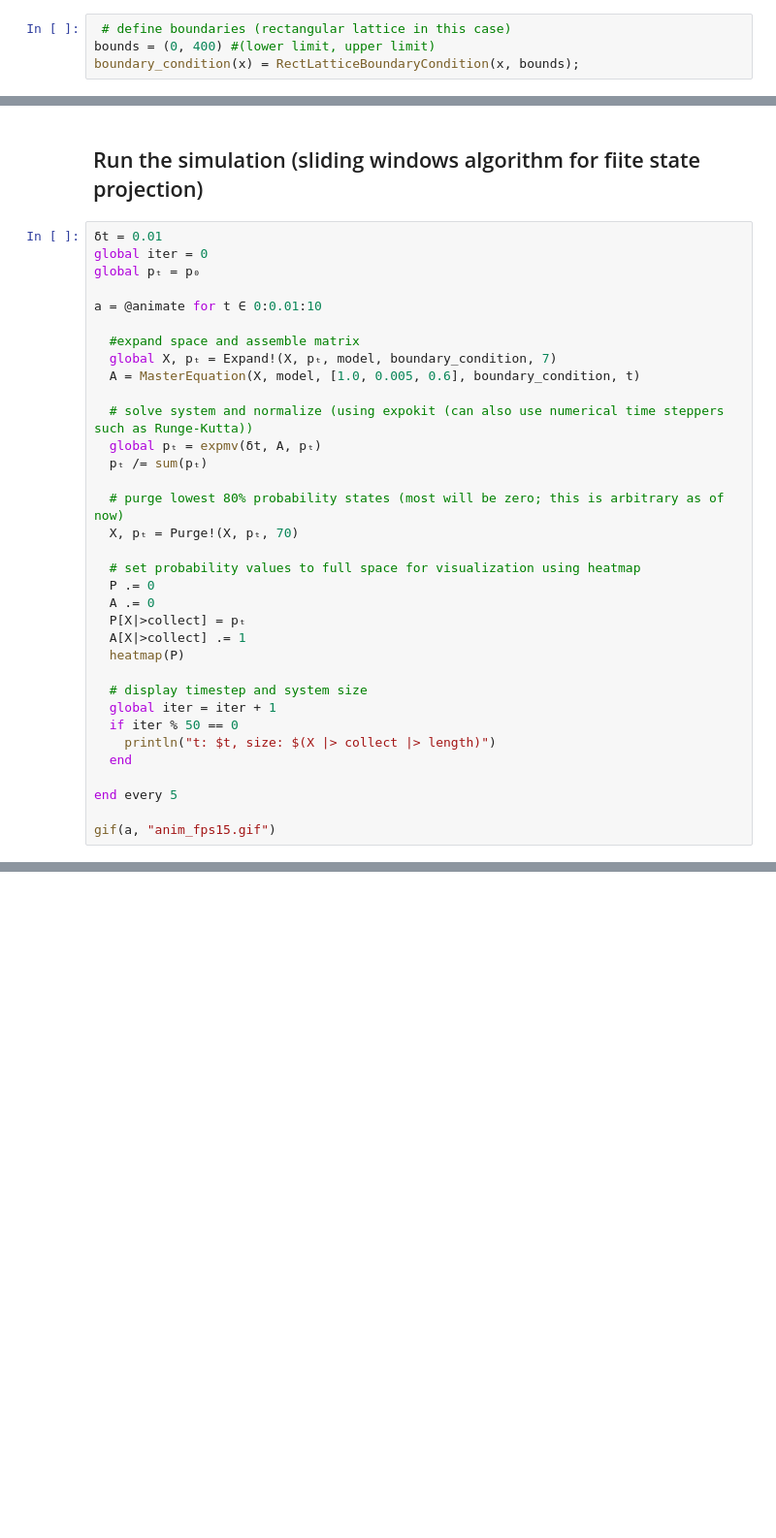
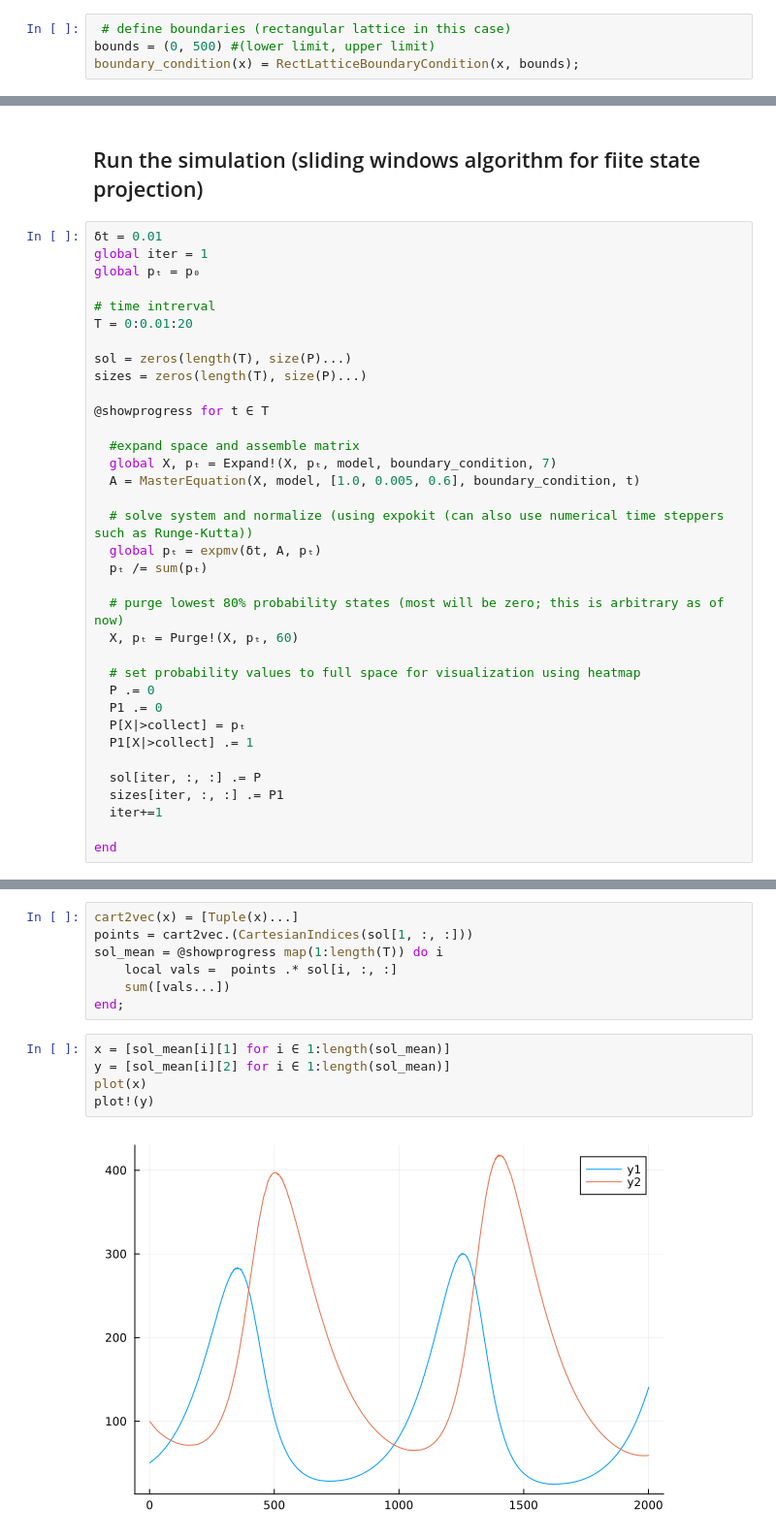
Before and after one commit to AdityaDendukuri/DiscreteStochasticSimulation, a Jupyter notebook: examples/lotka_volterra_notebook.ipynb, the cells around one changed output, grey strips where cells are left out. Shown: that part at 97% size. Cells and saved outputs as stored; diff of their text form; blank space fills up the shorter version.

```diff
--- a/examples/lotka_volterra_notebook.ipynb
+++ b/examples/lotka_volterra_notebook.ipynb
@@ -33,7 +35,7 @@ model = DiscreteStochasticSystem(rn);
 Rectangular lattice simply means the solver won't consider states beyond the limits
 # %%
  # define boundaries (rectangular lattice in this case)
-bounds = (0, 400) #(lower limit, upper limit)
+bounds = (0, 500) #(lower limit, upper limit)
 boundary_condition(x) = RectLatticeBoundaryCondition(x, bounds);
 # %% [markdown]
 ## Define initial state and place it in a set, then expand the space
@@ -56,10 +58,16 @@ A = zeros(bounds[2], bounds[2]); # this will hold active states
 ## Run the simulation (sliding windows algorithm for fiite state projection)
 # %%
 δt = 0.01
-global iter = 0
+global iter = 1
 global pₜ = p₀
 
-a = @animate for t ∈ 0:0.01:10
+# time intrerval
+T = 0:0.01:20
+
+sol = zeros(length(T), size(P)...)
+sizes = zeros(length(T), size(P)...)
+
+@showprogress for t ∈ T
 
   #expand space and assemble matrix
   global X, pₜ = Expand!(X, pₜ, model, boundary_condition, 7)
@@ -70,21 +78,16 @@ a = @animate for t ∈ 0:0.01:10
   pₜ /= sum(pₜ)
 
   # purge lowest 80% probability states (most will be zero; this is arbitrary as of now)
-  X, pₜ = Purge!(X, pₜ, 70)
+  X, pₜ = Purge!(X, pₜ, 60)
 
   # set probability values to full space for visualization using heatmap
   P .= 0
-  A .= 0
+  P1 .= 0
   P[X|>collect] = pₜ
-  A[X|>collect] .= 1
-  heatmap(P)
+  P1[X|>collect] .= 1
 
-  # display timestep and system size
-  global iter = iter + 1
-  if iter % 50 == 0
-    println("t: $t, size: $(X |> collect |> length)")
-  end
+  sol[iter, :, :] .= P
+  sizes[iter, :, :] .= P1
+  iter+=1
 
-end every 5
-
-gif(a, "anim_fps15.gif")
+end
@@ -113,0 +105,14 @@ Plots.AnimatedGif("/Users/adityadendukuri/DiscreteStochasticSimulation/examples/
+# %%
+cart2vec(x) = [Tuple(x)...]
+points = cart2vec.(CartesianIndices(sol[1, :, :]))
+sol_mean = @showprogress map(1:length(T)) do i
+    local vals =  points .* sol[i, :, :]
+    sum([vals...])
+end;
+# %%
+x = [sol_mean[i][1] for i ∈ 1:length(sol_mean)]
+y = [sol_mean[i][2] for i ∈ 1:length(sol_mean)]
+plot(x)
+plot!(y)
+# %% [output]
+[figure, added]
```
Also changed, not shown: parts of 8 cells of this notebook, 3 other files.
